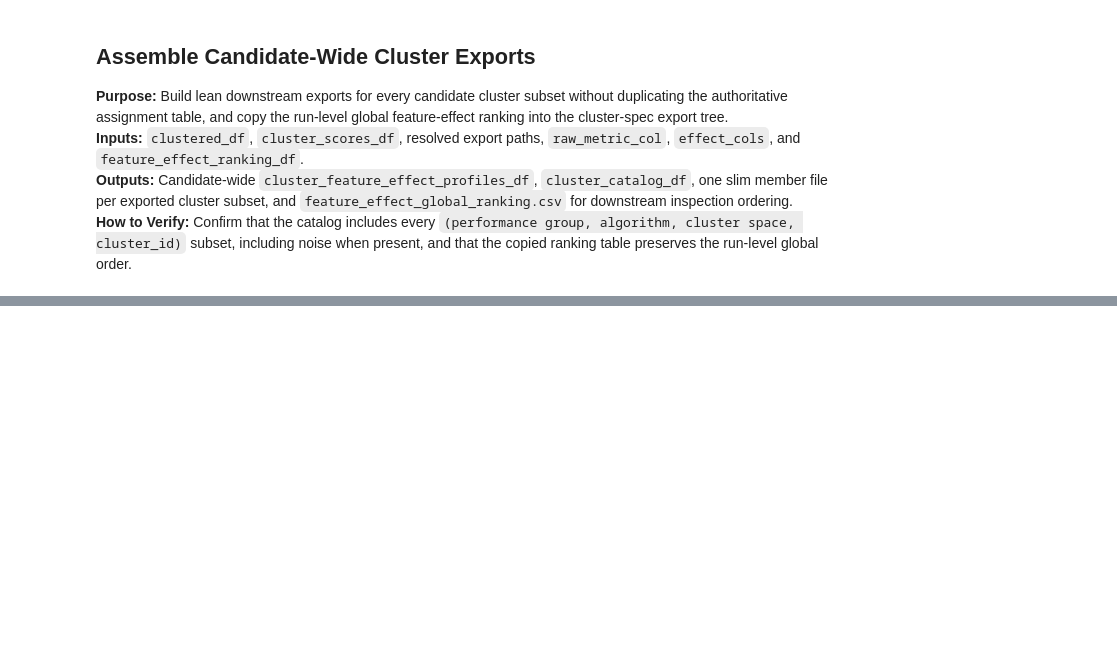
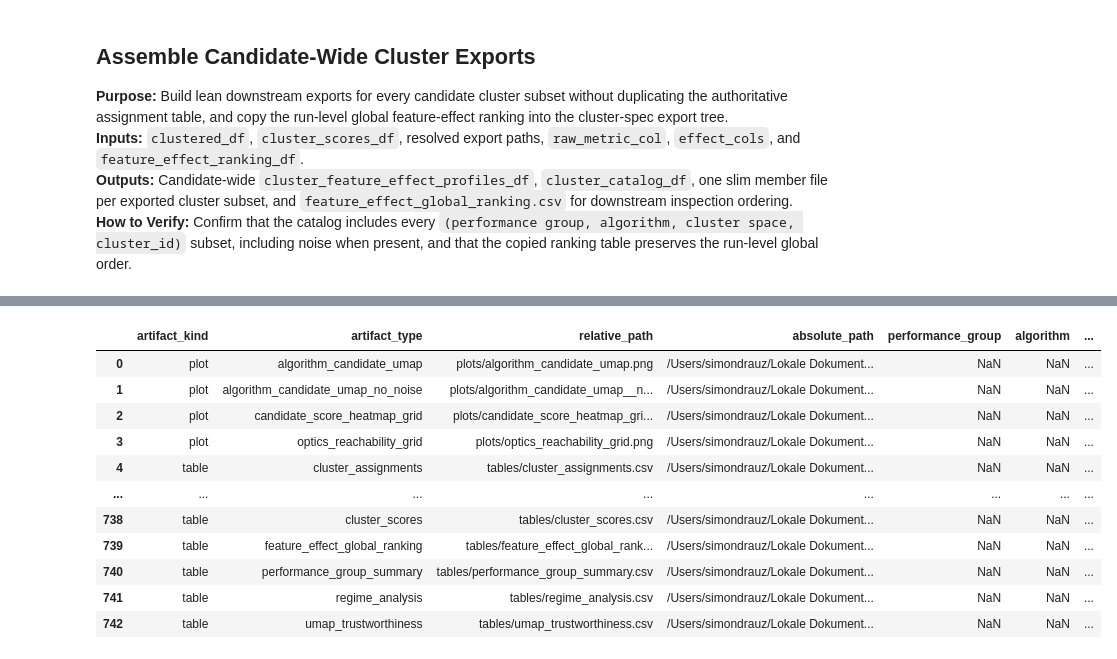
Before and after one commit to simondrauz/ds_practical, a Jupyter notebook: src/data_modelling/feature_effect_performance_regimes.ipynb, the cells around one changed output, grey strips where cells are left out. Cells and saved outputs as stored; diff of their text form; code cells hidden in the pictures; blank space fills up the shorter version.

```diff
--- a/src/data_modelling/feature_effect_performance_regimes.ipynb
+++ b/src/data_modelling/feature_effect_performance_regimes.ipynb
@@ -51,11 +51,11 @@ PERFORMANCE_GROUP_COL = "performance_group"
 CLUSTER_SPEC = {
     "groups": ["easy", "medium", "hard"],
     "algorithms": ["hdbscan", "optics"],
-    # Set False to skip optional UMAP reductions for clustering and trustworthiness.
-    # The required 2D visualization UMAP is still computed for cluster plots.
+    # The regime search uses raw signed feature effects. The required 2D UMAP is
+    # still computed only for visualization of candidate assignments.
     "evaluate_umap_latent_space": False,
-    # Used only when evaluate_umap_latent_space=True. Set one integer for all groups
-    # or a dict like {'easy': 2, 'medium': 4, 'hard': 2}.
+    # Retained for config compatibility. Used only by legacy single-candidate
+    # UMAP clustering when evaluate_umap_latent_space=True.
     "umap_selected_n_components": {"easy": 3, "medium": 3, "hard": 3},
     "trustworthiness_neighbor_values": [5, 10, 15],
     "cluster_umap_n_neighbors": 30,
@@ -63,12 +63,13 @@ CLUSTER_SPEC = {
     "viz_umap_n_neighbors": 15,
     "viz_umap_min_dist": 0.1,
     "random_state": 42,
-    # Set one integer for all groups or a dict like {'easy': 6, 'medium': 12, 'hard': 6}.
-    "min_cluster_size": 5,
-    # Set one integer for all groups or a dict like {'easy': 6, 'medium': 12, 'hard': 6}.
-    "min_samples": 5,
+    # Compact raw-space parameter sweep. min_cluster_size resolves per group as
+    # max(min_cluster_size_floor, ceil(fraction * group_size)).
+    "min_cluster_size_fractions": [0.01, 0.02, 0.03, 0.05],
+    "min_cluster_size_floor": 20,
+    "min_samples_values": [5, 10, 15, 20],
     "optics_cluster_method": "xi",
-    "optics_xi": 0.05,
+    "optics_xi_values": [0.01, 0.02, 0.03, 0.05],
     "distance_metric": "euclidean",
 }
 # %% [markdown]
@@ -929,34 +1401,45 @@ current_artifact_records = [
     },
     {
         "artifact_kind": "plot",
-        "artifact_type": "raw_algorithm_comparison_grid",
+        "artifact_type": "candidate_score_heatmap_grid",
         "relative_path": str(
-            RAW_ALGORITHM_GRID_PATH.relative_to(EXPORT_LAYOUT["cluster_spec_root"])
+            CANDIDATE_SCORE_HEATMAP_GRID_PATH.relative_to(
+                EXPORT_LAYOUT["cluster_spec_root"]
+            )
         ),
-        "absolute_path": str(RAW_ALGORITHM_GRID_PATH.resolve()),
+        "absolute_path": str(CANDIDATE_SCORE_HEATMAP_GRID_PATH.resolve()),
     },
     {
         "artifact_kind": "plot",
-        "artifact_type": "raw_algorithm_comparison_grid_no_noise",
+        "artifact_type": "algorithm_candidate_umap",
         "relative_path": str(
-            RAW_ALGORITHM_GRID_NO_NOISE_PATH.relative_to(
+            ALGORITHM_CANDIDATE_UMAP_PATH.relative_to(
                 EXPORT_LAYOUT["cluster_spec_root"]
             )
         ),
-        "absolute_path": str(RAW_ALGORITHM_GRID_NO_NOISE_PATH.resolve()),
+        "absolute_path": str(ALGORITHM_CANDIDATE_UMAP_PATH.resolve()),
+    },
+    {
+        "artifact_kind": "plot",
+        "artifact_type": "algorithm_candidate_umap_no_noise",
+        "relative_path": str(
+            ALGORITHM_CANDIDATE_UMAP_NO_NOISE_PATH.relative_to(
+                EXPORT_LAYOUT["cluster_spec_root"]
+            )
+        ),
+        "absolute_path": str(ALGORITHM_CANDIDATE_UMAP_NO_NOISE_PATH.resolve()),
+    },
+    {
+        "artifact_kind": "plot",
+        "artifact_type": "optics_reachability_grid",
+        "relative_path": str(
+            OPTICS_REACHABILITY_GRID_PATH.relative_to(
+                EXPORT_LAYOUT["cluster_spec_root"]
+            )
+        ),
+        "absolute_path": str(OPTICS_REACHABILITY_GRID_PATH.resolve()),
     },
 ]
-if CLUSTER_SPEC_RESOLVED["evaluate_umap_latent_space"]:
-    current_artifact_records.append(
-        {
-            "artifact_kind": "plot",
-            "artifact_type": "umap_algorithm_comparison_grid",
-            "relative_path": str(
-                UMAP_ALGORITHM_GRID_PATH.relative_to(EXPORT_LAYOUT["cluster_spec_root"])
-            ),
-            "absolute_path": str(UMAP_ALGORITHM_GRID_PATH.resolve()),
-        }
-    )
 for trustworthiness_view, plot_path in UMAP_TRUSTWORTHINESS_PLOT_PATHS.items():
     current_artifact_records.append(
         {
@@ -1025,15 +1508,12 @@ print(f"- Cluster assignments:          {CLUSTER_ASSIGNMENTS_PATH}")
 print(f"- Cluster feature-effect profiles: {CLUSTER_FEATURE_EFFECT_PROFILES_PATH}")
 print(f"- Cluster catalog:              {CLUSTER_CATALOG_PATH}")
 print(f"- Copied global ranking:        {FEATURE_EFFECT_GLOBAL_RANKING_PATH}")
-print(f"- Raw comparison grid:          {RAW_ALGORITHM_GRID_PATH}")
-print(f"- Raw no-noise comparison grid: {RAW_ALGORITHM_GRID_NO_NOISE_PATH}")
-if CLUSTER_SPEC_RESOLVED["evaluate_umap_latent_space"]:
-    print(f"- Reduced comparison grid:      {UMAP_ALGORITHM_GRID_PATH}")
-else:
-    print(
-        "- Reduced comparison grid:      skipped (CLUSTER_SPEC['evaluate_umap_latent_space']=False)"
-    )
+print(f"- Candidate score heatmap:      {CANDIDATE_SCORE_HEATMAP_GRID_PATH}")
+print(f"- Algorithm candidate UMAP:     {ALGORITHM_CANDIDATE_UMAP_PATH}")
+print(f"- Algorithm candidate UMAP no-noise: {ALGORITHM_CANDIDATE_UMAP_NO_NOISE_PATH}")
+print(f"- OPTICS reachability grid:     {OPTICS_REACHABILITY_GRID_PATH}")
 print(f"- Tables directory:             {TABLES_DIR}")
 print(f"- Plot directory:               {PLOTS_DIR}")
 
 display(artifact_manifest_df)
+# %% [output]
@@ -1039,0 +1537,12 @@ display(artifact_manifest_df)
+|  | artifact_kind | artifact_type | relative_path | absolute_path | performance_group | algorithm | ... |
+| 0 | plot | algorithm_candidate_umap | plots/algorithm_candidate_umap.png | /Users/simondrauz/Lokale Dokument... | NaN | NaN | ... |
+| 1 | plot | algorithm_candidate_umap_no_noise | plots/algorithm_candidate_umap__n... | /Users/simondrauz/Lokale Dokument... | NaN | NaN | ... |
+| 2 | plot | candidate_score_heatmap_grid | plots/candidate_score_heatmap_gri... | /Users/simondrauz/Lokale Dokument... | NaN | NaN | ... |
+| 3 | plot | optics_reachability_grid | plots/optics_reachability_grid.png | /Users/simondrauz/Lokale Dokument... | NaN | NaN | ... |
+| 4 | table | cluster_assignments | tables/cluster_assignments.csv | /Users/simondrauz/Lokale Dokument... | NaN | NaN | ... |
+| ... | ... | ... | ... | ... | ... | ... | ... |
+| 738 | table | cluster_scores | tables/cluster_scores.csv | /Users/simondrauz/Lokale Dokument... | NaN | NaN | ... |
+| 739 | table | feature_effect_global_ranking | tables/feature_effect_global_rank... | /Users/simondrauz/Lokale Dokument... | NaN | NaN | ... |
+| 740 | table | performance_group_summary | tables/performance_group_summary.csv | /Users/simondrauz/Lokale Dokument... | NaN | NaN | ... |
+| 741 | table | regime_analysis | tables/regime_analysis.csv | /Users/simondrauz/Lokale Dokument... | NaN | NaN | ... |
+| 742 | table | umap_trustworthiness | tables/umap_trustworthiness.csv | /Users/simondrauz/Lokale Dokument... | NaN | NaN | ... |
```
Also changed, not shown: parts of 13 cells of this notebook, 5 other files.
